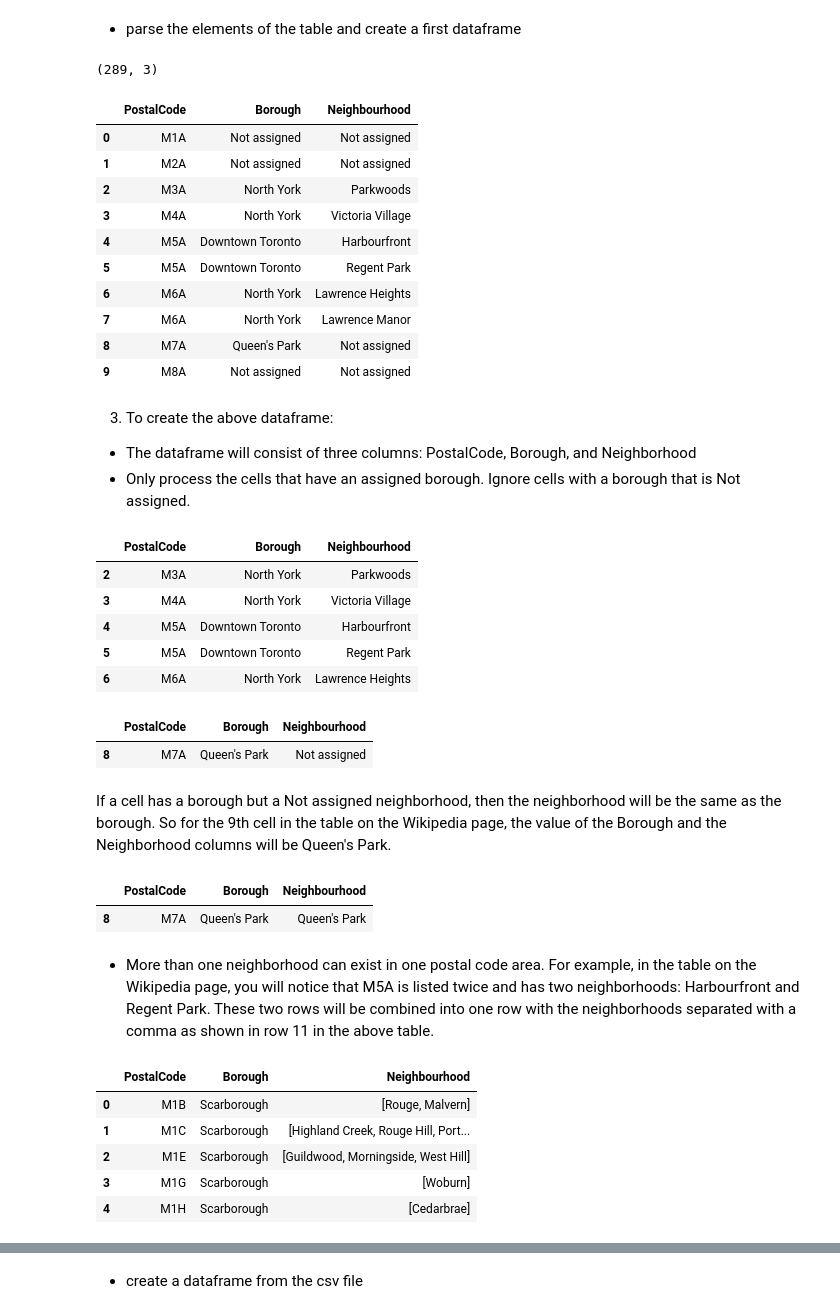
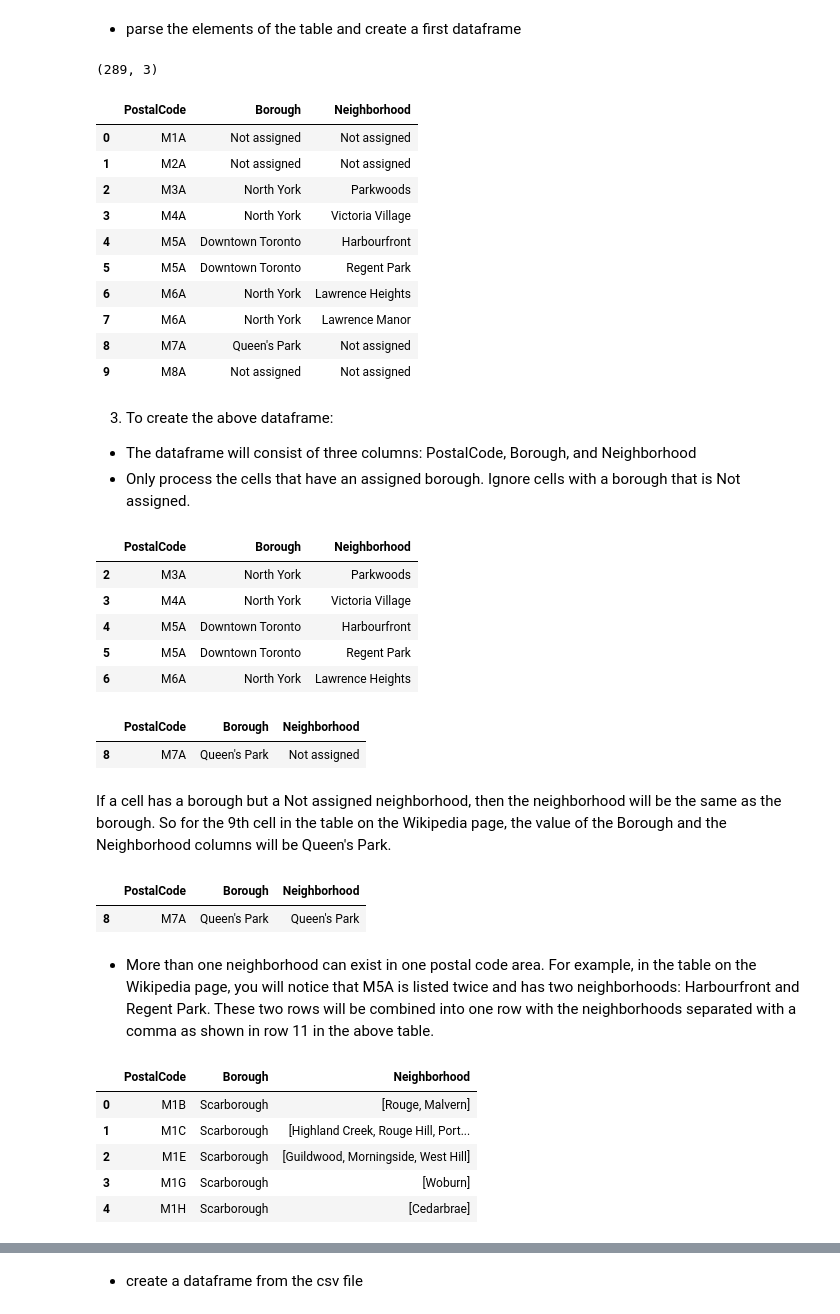
Before and after one commit to olivierlubet/IBM_datascience_Coursera_Capstone, a Jupyter notebook: Segmenting and Clustering Neighborhoods in Toronto.ipynb, the cells around one changed output, grey strips where cells are left out. Cells and saved outputs as stored; diff of their text form; code cells hidden in the pictures.

```diff
--- a/Segmenting and Clustering Neighborhoods in Toronto.ipynb
+++ b/Segmenting and Clustering Neighborhoods in Toronto.ipynb
@@ -33,21 +42,21 @@ soup = bs(w_page,'lxml')
 # %%
 
 w_class='wikitable sortable'# jquery-tablesorter
 
 rows = []
 for w_row in soup.find('table',{'class':w_class}).find('tbody').find_all('tr'):
     row = [x.text.replace('\n','') for x in w_row.find_all('td')]
     if (len(row)==3):
         #print(row)
         rows.append(row)
 
 
-df_postcode = pd.DataFrame(rows,columns = ['PostalCode','Borough','Neighbourhood'])
+df_postcode = pd.DataFrame(rows,columns = ['PostalCode','Borough','Neighborhood'])
 print(df_postcode.shape)
 df_postcode.head(10)
 # %% [output]
 (289, 3)
-|  | PostalCode | Borough | Neighbourhood |
+|  | PostalCode | Borough | Neighborhood |
 | 0 | M1A | Not assigned | Not assigned |
 | 1 | M2A | Not assigned | Not assigned |
 | 2 | M3A | North York | Parkwoods |
@@ -67,7 +76,7 @@ df_postcode.head(10)
 df_filtered = df_postcode[df_postcode['Borough']!='Not assigned']
 df_filtered.head(5)
 # %% [output]
-|  | PostalCode | Borough | Neighbourhood |
+|  | PostalCode | Borough | Neighborhood |
 | 2 | M3A | North York | Parkwoods |
 | 3 | M4A | North York | Victoria Village |
 | 4 | M5A | Downtown Toronto | Harbourfront |
@@ -76,27 +85,27 @@ df_filtered.head(5)
 # %%
 df_filtered[df_filtered['Borough']=='Queen\'s Park']
 # %% [output]
-|  | PostalCode | Borough | Neighbourhood |
+|  | PostalCode | Borough | Neighborhood |
 | 8 | M7A | Queen's Park | Not assigned |
 # %% [markdown]
 If a cell has a borough but a Not assigned neighborhood, then the neighborhood will be the same as the borough. So for the 9th cell in the table on the Wikipedia page, the value of the Borough and the Neighborhood columns will be Queen's Park.
 # %%
 def check_neighbourhood(row):
-    if row['Neighbourhood'] == 'Not assigned':
-        row['Neighbourhood'] = row['Borough']
+    if row['Neighborhood'] == 'Not assigned':
+        row['Neighborhood'] = row['Borough']
     return row
 df_filtered.apply(check_neighbourhood,axis=1)
 df_filtered[df_filtered['Borough']=='Queen\'s Park']
 # %% [output]
-|  | PostalCode | Borough | Neighbourhood |
+|  | PostalCode | Borough | Neighborhood |
 | 8 | M7A | Queen's Park | Queen's Park |
 # %% [markdown]
 - More than one neighborhood can exist in one postal code area. For example, in the table on the Wikipedia page, you will notice that M5A is listed twice and has two neighborhoods: Harbourfront and Regent Park. These two rows will be combined into one row with the neighborhoods separated with a comma as shown in row 11 in the above table.
 # %%
-df_grouped = pd.DataFrame(df_filtered.groupby(['PostalCode','Borough'])['Neighbourhood'].apply(list)).reset_index()
+df_grouped = pd.DataFrame(df_filtered.groupby(['PostalCode','Borough'])['Neighborhood'].apply(list)).reset_index()
 df_grouped.head(5)
 # %% [output]
-|  | PostalCode | Borough | Neighbourhood |
+|  | PostalCode | Borough | Neighborhood |
 | 0 | M1B | Scarborough | [Rouge, Malvern] |
 | 1 | M1C | Scarborough | [Highland Creek, Rouge Hill, Port... |
 | 2 | M1E | Scarborough | [Guildwood, Morningside, West Hill] |
```
Also changed, not shown: parts of 50 cells of this notebook.
